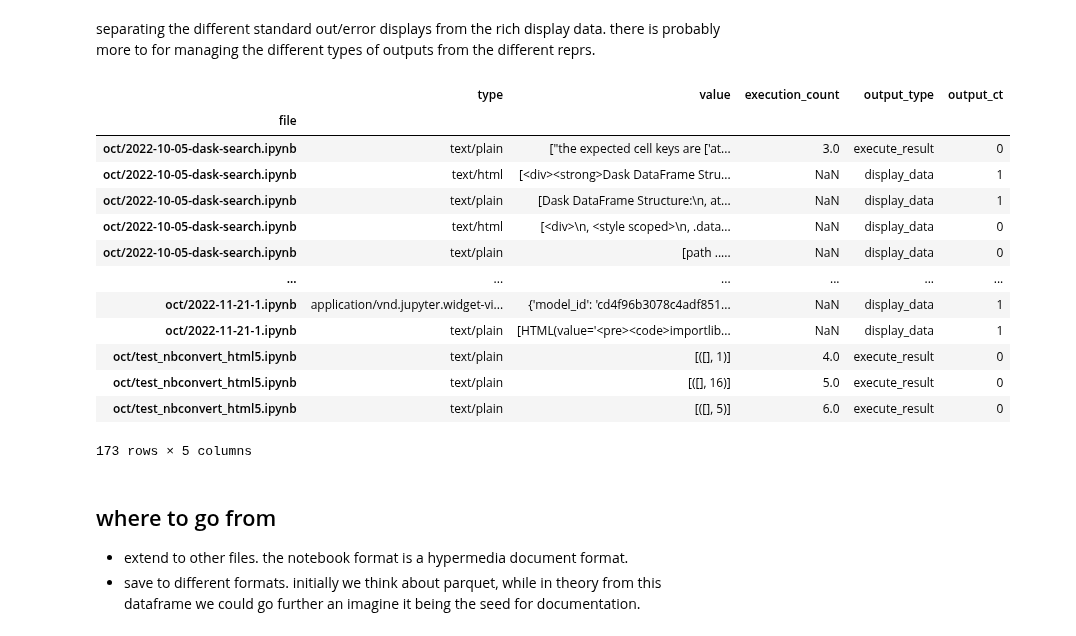
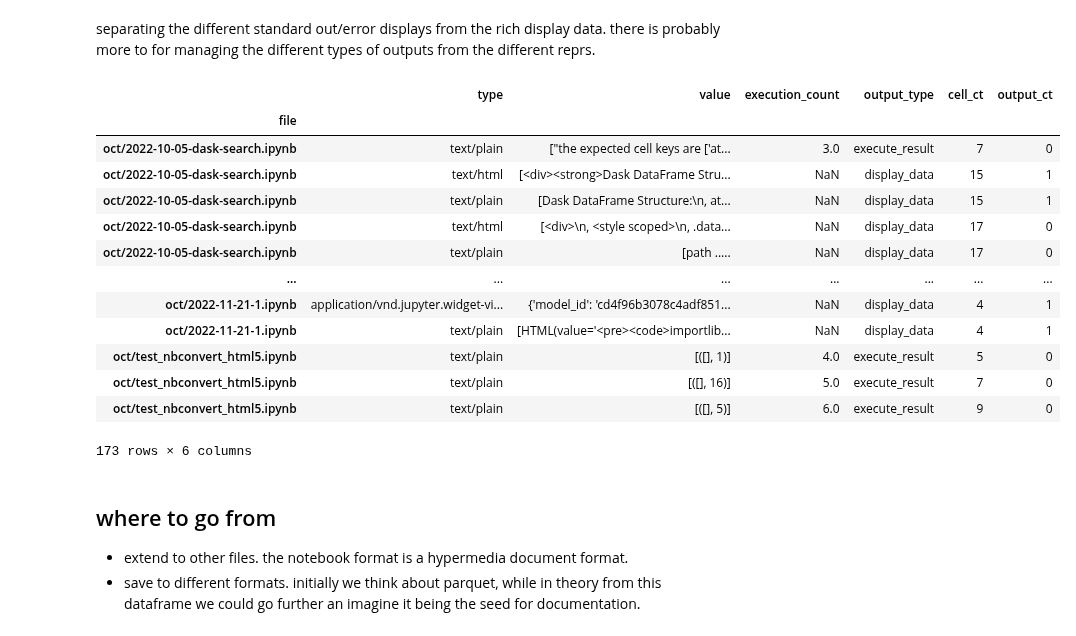
Before and after one commit to tonyfast/tonyfast, a Jupyter notebook: tonyfast/xxii/2022-11-23-better-dask-shape.ipynb, the cells around one changed output. Cells and saved outputs as stored; diff of their text form; code cells hidden in the pictures.

```diff
--- a/tonyfast/xxii/2022-11-23-better-dask-shape.ipynb
+++ b/tonyfast/xxii/2022-11-23-better-dask-shape.ipynb
@@ -130,31 +130,31 @@ Dask Name: drop_by_shallow_copy, 2 graph layers
 separating the different standard out/error displays from the rich display data. there is probably more to for managing the different types of outputs from the different reprs.
 # %%
     def get_display_data_from_outputs(outputs):
-        display_data = outputs["data execution_count output_type output_ct".split()].dropna(subset="data")
+        display_data = outputs["data execution_count output_type cell_ct output_ct".split()].dropna(subset="data")
         display_data["data"] = display_data["data"].apply(compose_left(dict.items, list), meta=meta.ANY)
         display_data = display_data.explode("data").dropna(subset="data")
         return dask.dataframe.concat([
             display_data.pop("data").apply(
                 compose_left(
                     partial(zip, meta.new_display.index), dict,
                     partial(get_series, key=None, new=meta.new_display)
                 ), meta=meta.DISPLAY), display_data], axis=1)
     XXX and (display_data := get_display_data_from_outputs(outputs)).compute()
 # %% [output]
-|  | type | value | execution_count | output_type | output_ct |
-| file |  |  |  |  |  |
-| oct/2022-10-05-dask-search.ipynb | text/plain | ["the expected cell keys are ['at... | 3.0 | execute_result | 0 |
-| oct/2022-10-05-dask-search.ipynb | text/html | [<div><strong>Dask DataFrame Stru... | NaN | display_data | 1 |
-| oct/2022-10-05-dask-search.ipynb | text/plain | [Dask DataFrame Structure:\n, at... | NaN | display_data | 1 |
-| oct/2022-10-05-dask-search.ipynb | text/html | [<div>\n, <style scoped>\n, .data... | NaN | display_data | 0 |
-| oct/2022-10-05-dask-search.ipynb | text/plain | [path ..... | NaN | display_data | 0 |
-| ... | ... | ... | ... | ... | ... |
-| oct/2022-11-21-1.ipynb | application/vnd.jupyter.widget-vi... | {'model_id': 'cd4f96b3078c4adf851... | NaN | display_data | 1 |
-| oct/2022-11-21-1.ipynb | text/plain | [HTML(value='<pre><code>importlib... | NaN | display_data | 1 |
-| oct/test_nbconvert_html5.ipynb | text/plain | [([], 1)] | 4.0 | execute_result | 0 |
-| oct/test_nbconvert_html5.ipynb | text/plain | [([], 16)] | 5.0 | execute_result | 0 |
-| oct/test_nbconvert_html5.ipynb | text/plain | [([], 5)] | 6.0 | execute_result | 0 |
+|  | type | value | execution_count | output_type | cell_ct | output_ct |
+| file |  |  |  |  |  |  |
+| oct/2022-10-05-dask-search.ipynb | text/plain | ["the expected cell keys are ['at... | 3.0 | execute_result | 7 | 0 |
+| oct/2022-10-05-dask-search.ipynb | text/html | [<div><strong>Dask DataFrame Stru... | NaN | display_data | 15 | 1 |
+| oct/2022-10-05-dask-search.ipynb | text/plain | [Dask DataFrame Structure:\n, at... | NaN | display_data | 15 | 1 |
+| oct/2022-10-05-dask-search.ipynb | text/html | [<div>\n, <style scoped>\n, .data... | NaN | display_data | 17 | 0 |
+| oct/2022-10-05-dask-search.ipynb | text/plain | [path ..... | NaN | display_data | 17 | 0 |
+| ... | ... | ... | ... | ... | ... | ... |
+| oct/2022-11-21-1.ipynb | application/vnd.jupyter.widget-vi... | {'model_id': 'cd4f96b3078c4adf851... | NaN | display_data | 4 | 1 |
+| oct/2022-11-21-1.ipynb | text/plain | [HTML(value='<pre><code>importlib... | NaN | display_data | 4 | 1 |
+| oct/test_nbconvert_html5.ipynb | text/plain | [([], 1)] | 4.0 | execute_result | 5 | 0 |
+| oct/test_nbconvert_html5.ipynb | text/plain | [([], 16)] | 5.0 | execute_result | 7 | 0 |
+| oct/test_nbconvert_html5.ipynb | text/plain | [([], 5)] | 6.0 | execute_result | 9 | 0 |
-173 rows × 5 columns
+173 rows × 6 columns
 # %% [markdown]
 ## where to go from
 
```
Also changed, not shown: parts of 3 cells of this notebook.
